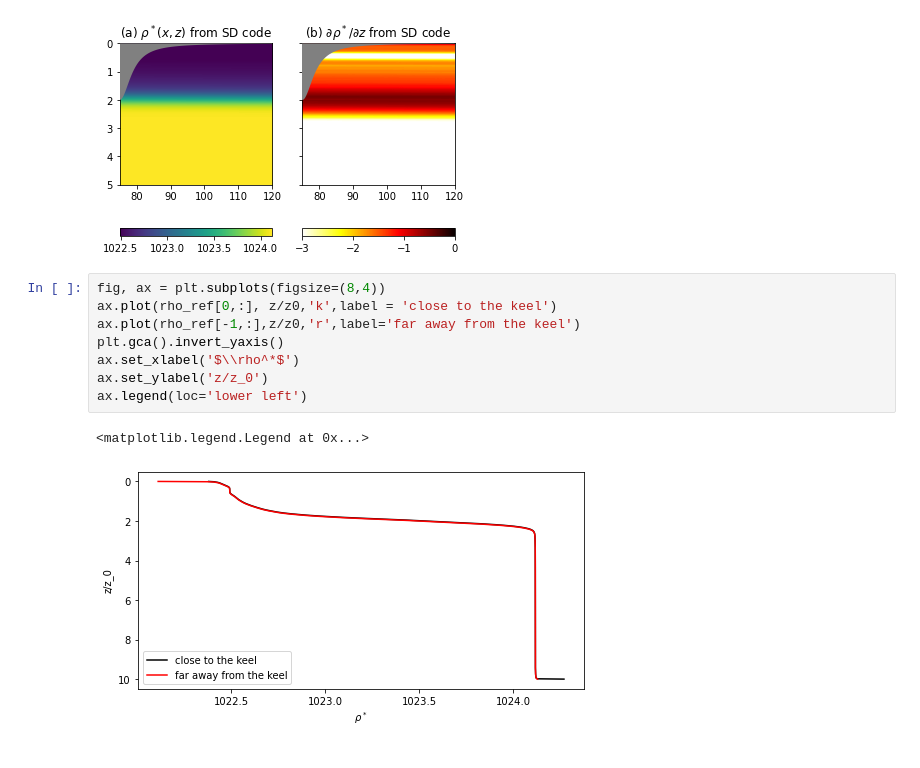
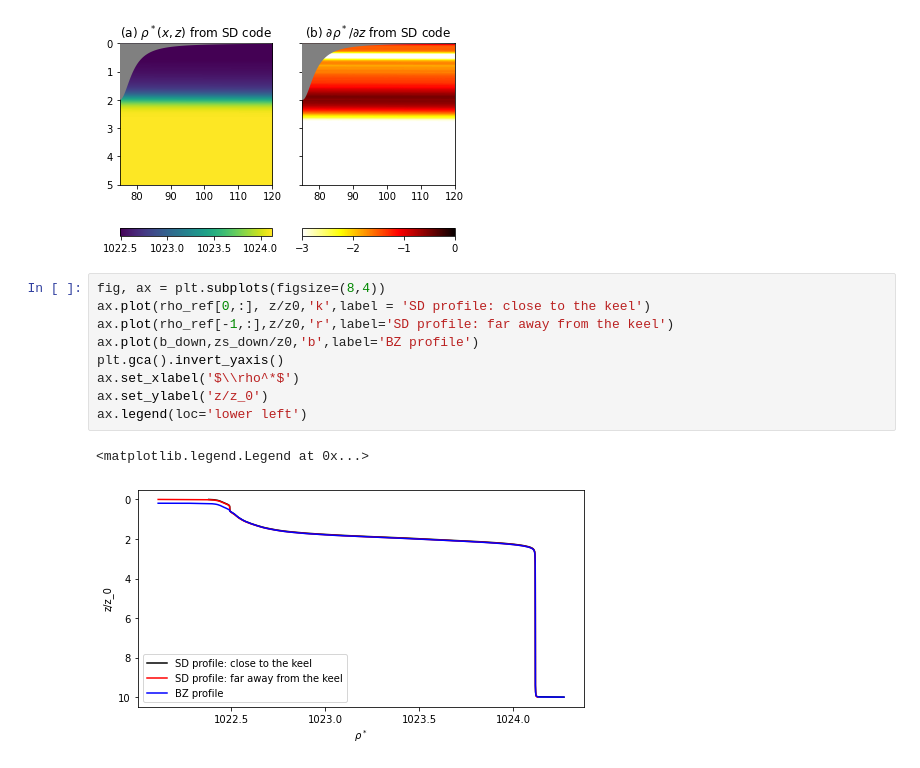
Before and after one commit to bzemskova/IceKeel_BZ, a Jupyter notebook: Mixing_Notebook.ipynb, the cells around one changed output. Saved outputs shown, nothing was run; the diff lists cells and outputs as text.

```diff
--- a/Mixing_Notebook.ipynb
+++ b/Mixing_Notebook.ipynb
@@ -171,12 +178,13 @@ ax2.set_title('(b) $\partial \\rho^*/\partial z$ from SD code');
 [figure]
 # %%
 fig, ax = plt.subplots(figsize=(8,4))
-ax.plot(rho_ref[0,:], z/z0,'k',label = 'close to the keel')
-ax.plot(rho_ref[-1,:],z/z0,'r',label='far away from the keel')
+ax.plot(rho_ref[0,:], z/z0,'k',label = 'SD profile: close to the keel')
+ax.plot(rho_ref[-1,:],z/z0,'r',label='SD profile: far away from the keel')
+ax.plot(b_down,zs_down/z0,'b',label='BZ profile')
 plt.gca().invert_yaxis()
 ax.set_xlabel('$\\rho^*$')
 ax.set_ylabel('z/z_0')
 ax.legend(loc='lower left')
 # %% [output]
 <matplotlib.legend.Legend at 0x...>
-[figure, old version]
+[figure, new version]
```
Also changed, not shown: parts of 2 cells of this notebook.
